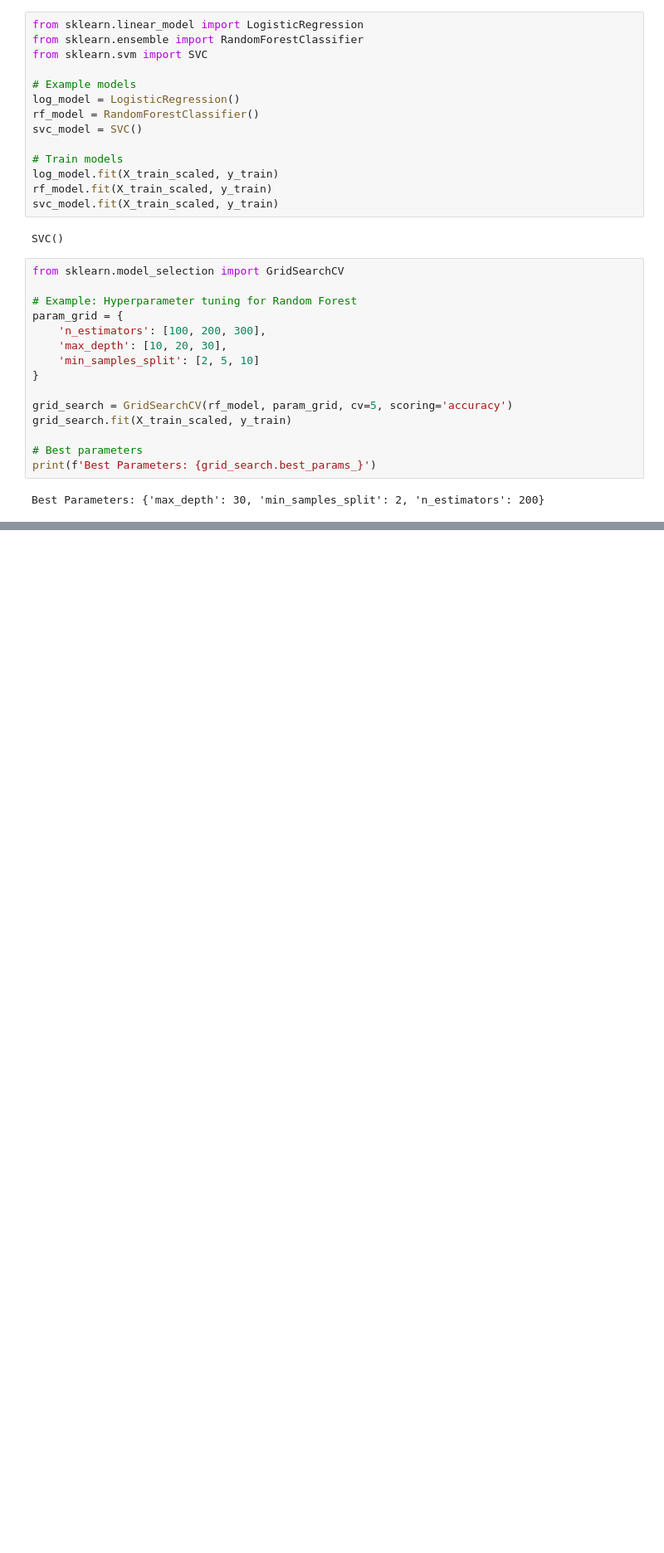
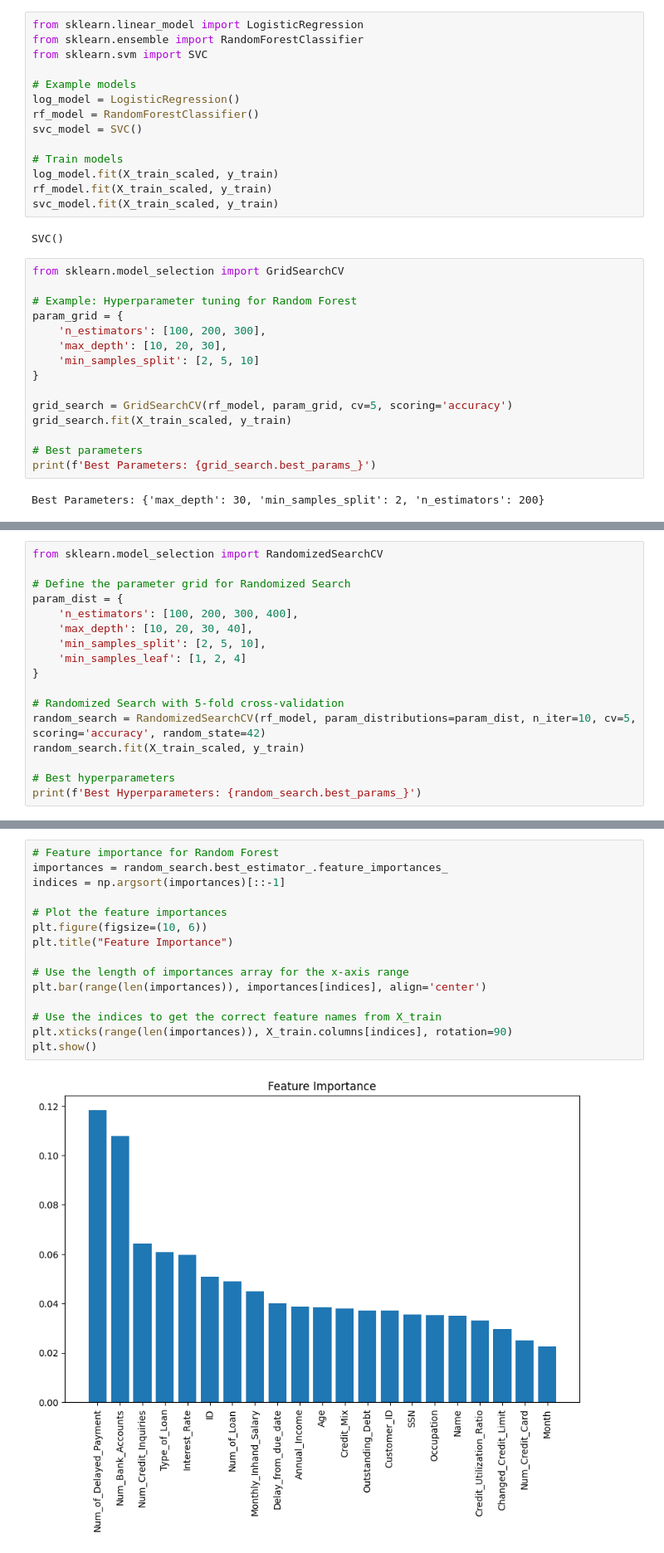
Before and after one commit to thisisanuragn/ANURAG-N, a Jupyter notebook: AnuragN.ipynb, the cells around one changed output, grey strips where cells are left out. Shown at 83% size. Cells and saved outputs as stored; diff of their text form; blank space fills up the shorter version.

```diff
--- a/AnuragN.ipynb
+++ b/AnuragN.ipynb
@@ -163,0 +195,17 @@ Best Parameters: {'max_depth': 30, 'min_samples_split': 2, 'n_estimators': 200}
+# %%
+from sklearn.model_selection import RandomizedSearchCV
+
+# Define the parameter grid for Randomized Search
+param_dist = {
+    'n_estimators': [100, 200, 300, 400],
+    'max_depth': [10, 20, 30, 40],
+    'min_samples_split': [2, 5, 10],
+    'min_samples_leaf': [1, 2, 4]
+}
+
+# Randomized Search with 5-fold cross-validation
+random_search = RandomizedSearchCV(rf_model, param_distributions=param_dist, n_iter=10, cv=5, scoring='accuracy', random_state=42)
+random_search.fit(X_train_scaled, y_train)
+
+# Best hyperparameters
+print(f'Best Hyperparameters: {random_search.best_params_}')
@@ -163,0 +224,17 @@ Best Parameters: {'max_depth': 30, 'min_samples_split': 2, 'n_estimators': 200}
+# %%
+# Feature importance for Random Forest
+importances = random_search.best_estimator_.feature_importances_
+indices = np.argsort(importances)[::-1]
+
+# Plot the feature importances
+plt.figure(figsize=(10, 6))
+plt.title("Feature Importance")
+
+# Use the length of importances array for the x-axis range
+plt.bar(range(len(importances)), importances[indices], align='center')
+
+# Use the indices to get the correct feature names from X_train
+plt.xticks(range(len(importances)), X_train.columns[indices], rotation=90)
+plt.show()
+# %% [output]
+[figure, added]
```
Also changed, not shown: parts of 4 cells of this notebook.
